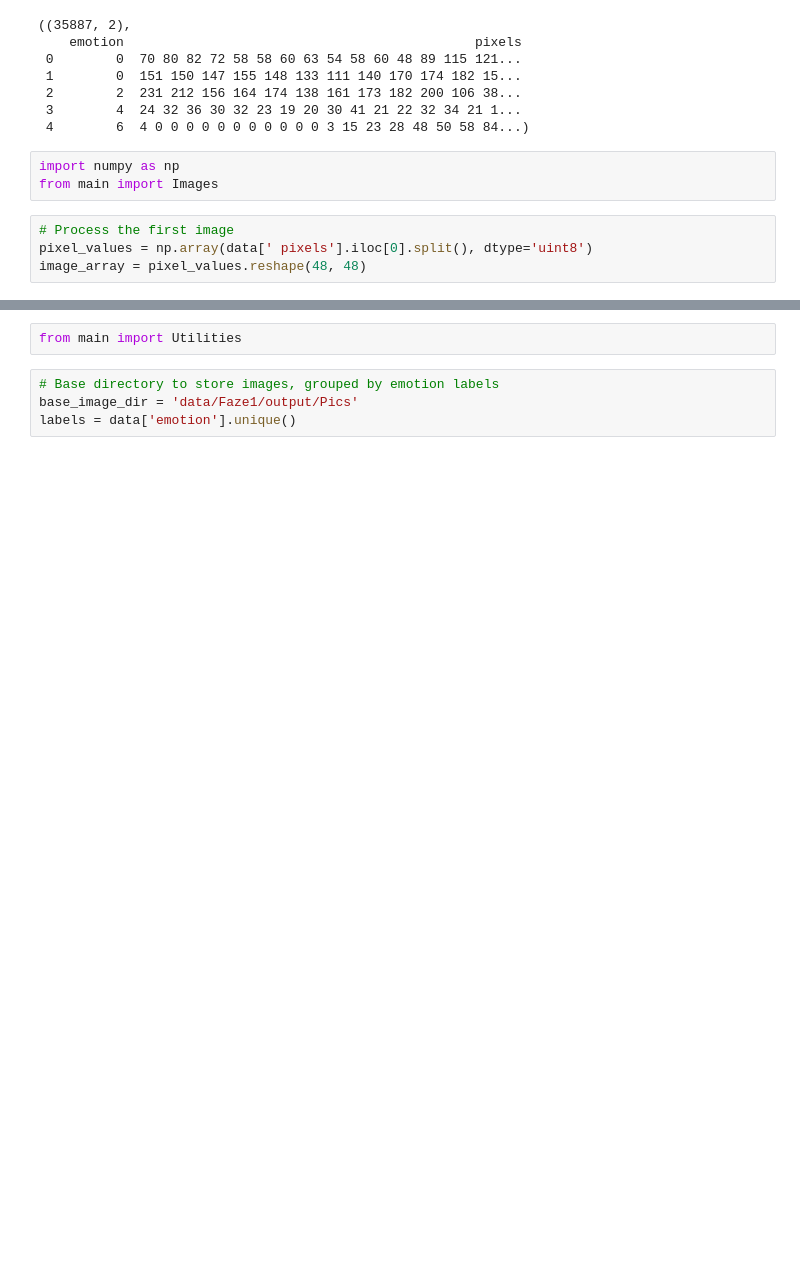
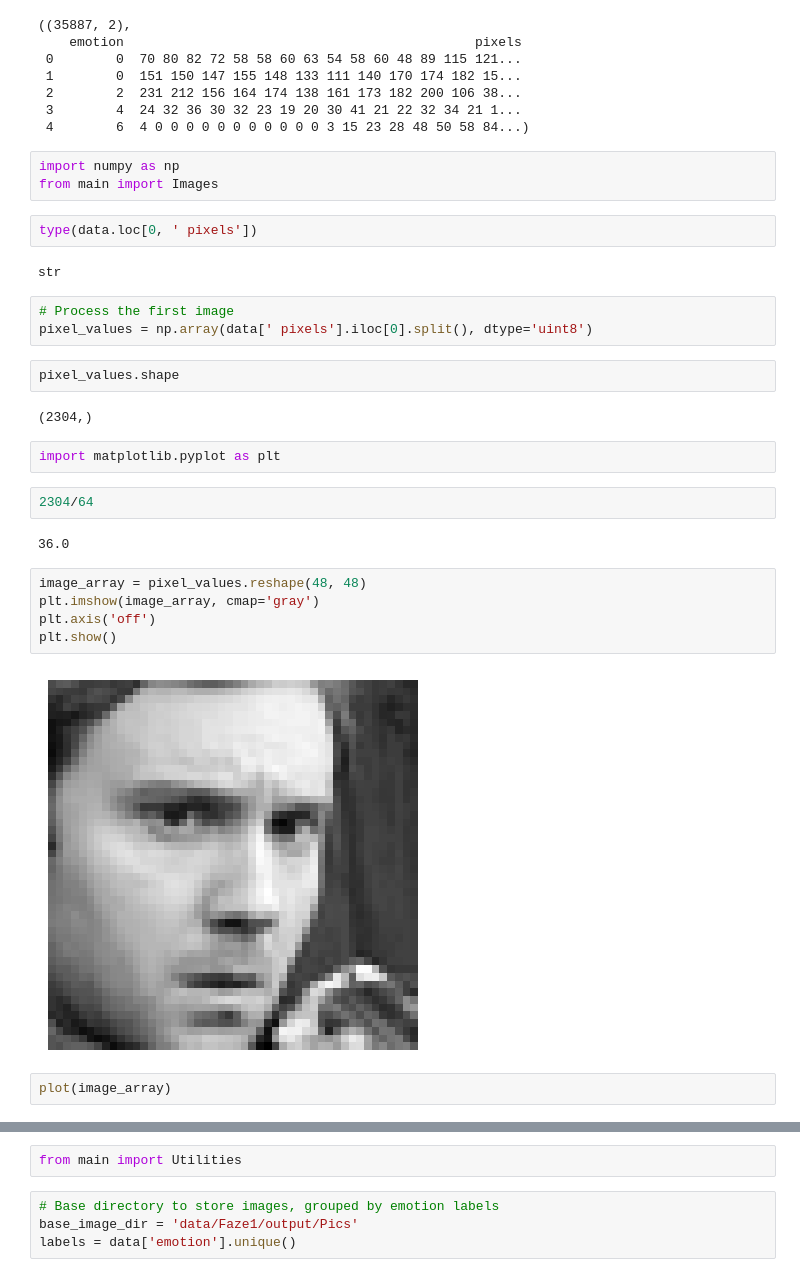
Before and after one commit to cloner174/mr.DGA, a Jupyter notebook: faze1.ipynb, the cells around one changed output, grey strips where cells are left out. Cells and saved outputs as stored; diff of their text form; blank space fills up the shorter version.

```diff
--- a/faze1.ipynb
+++ b/faze1.ipynb
@@ -29,8 +29,30 @@ data.shape, data.head()
 # %%
 import numpy as np
 from main import Images
+# %%
+type(data.loc[0, ' pixels'])
+# %% [output]
+str
 # %%
 # Process the first image
 pixel_values = np.array(data[' pixels'].iloc[0].split(), dtype='uint8')
-image_array = pixel_values.reshape(48, 48)
+# %%
+pixel_values.shape
+# %% [output]
+(2304,)
+# %%
+import matplotlib.pyplot as plt
+# %%
+2304/64
+# %% [output]
+36.0
+# %%
+image_array = pixel_values.reshape(48, 48)
+plt.imshow(image_array, cmap='gray')
+plt.axis('off')
+plt.show()
+# %% [output]
+[figure, added]
+# %%
+plot(image_array)
 # %%
```
Also changed, not shown: parts of 6 cells of this notebook, 9 other files.
